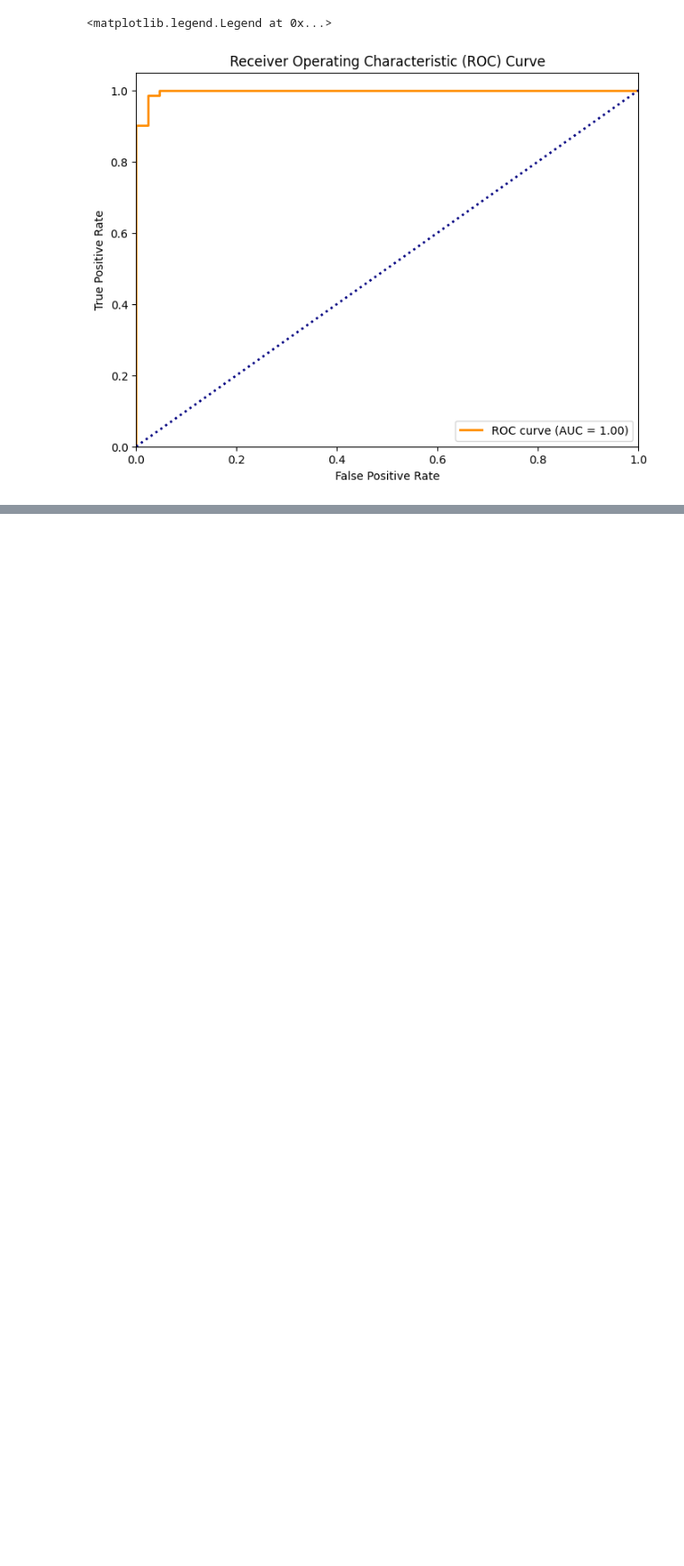
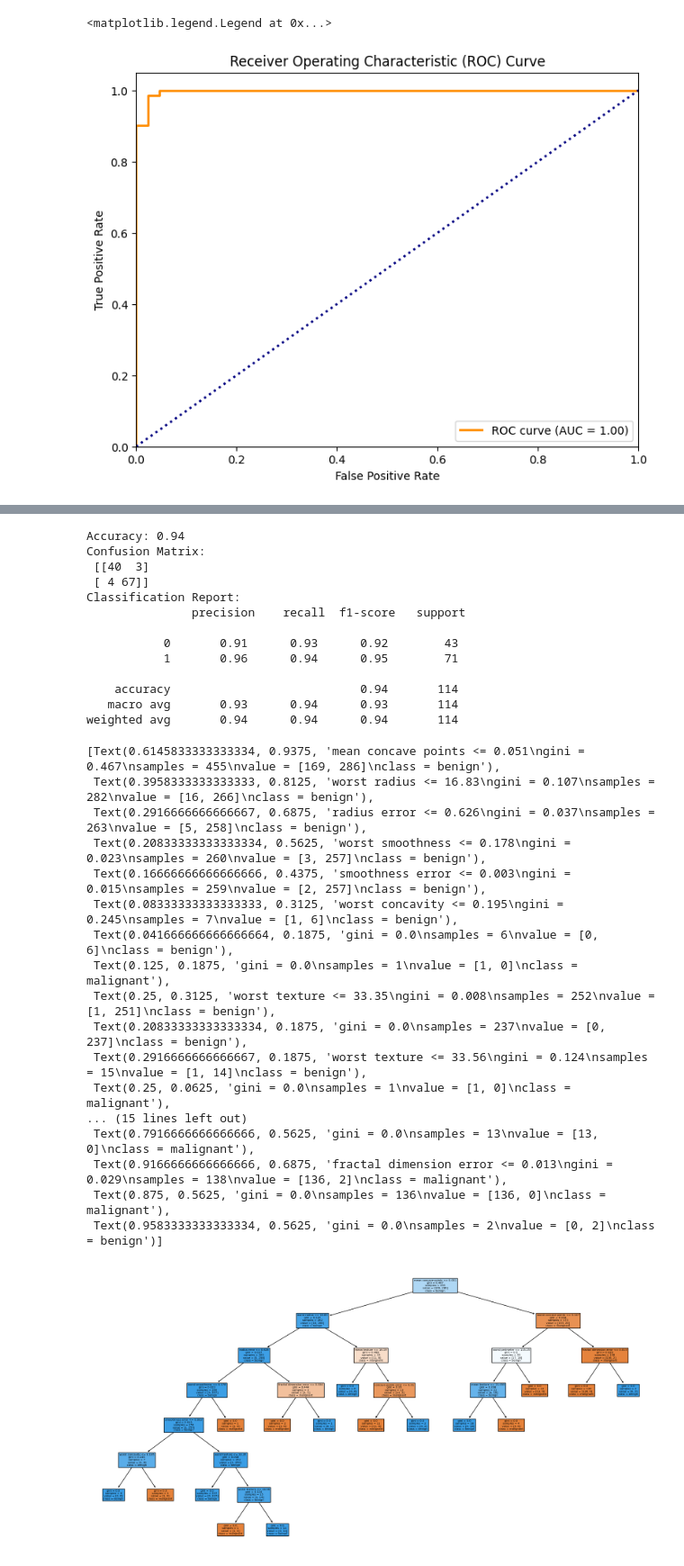
Before and after one commit to LiveKlas/DataScience_Projects, a Jupyter notebook: notebooks/Top_three_machine_learning_models.ipynb, the cells around one changed output, grey strips where cells are left out. Shown at 90% size. Cells and saved outputs as stored; diff of their text form; code cells hidden in the pictures; blank space fills up the shorter version.

```diff
--- a/notebooks/Top_three_machine_learning_models.ipynb
+++ b/notebooks/Top_three_machine_learning_models.ipynb
@@ -415,0 +566,67 @@ Lines 46–52: After computing the ROC and AUC, we plot the ROC curve for visual
+# %%
+from sklearn.datasets import load_breast_cancer
+from sklearn.model_selection import train_test_split
+from sklearn.tree import DecisionTreeClassifier, plot_tree
+from sklearn.metrics import accuracy_score, confusion_matrix, classification_report
+import matplotlib.pyplot as plt
+
+# Loading the Breast Cancer Wisconsin dataset
+cancer = load_breast_cancer()
+X = cancer.data
+y = cancer.target
+
+# Splitting the data into training and testing sets
+X_train, X_test, y_train, y_test = train_test_split(X, y, test_size=0.2, random_state=42)
+
+# Creating a decision tree classifier
+dt_classifier = DecisionTreeClassifier(random_state=50)
+
+# Training the model on the training set and making predictions on the test set
+dt_classifier.fit(X_train, y_train)
+y_pred = dt_classifier.predict(X_test)
+
+# Evaluating the model performance
+accuracy = accuracy_score(y_test, y_pred)
+conf_matrix = confusion_matrix(y_test, y_pred)
+classification_rep = classification_report(y_test, y_pred)
+
+# Printing the results
+print(f"Accuracy: {accuracy:.2f}")
+print("Confusion Matrix:\n", conf_matrix)
+print("Classification Report:\n", classification_rep)
+
+# Visualizing the decision tree
+plt.figure(figsize=(20, 10))
+plot_tree(dt_classifier, feature_names=cancer.feature_names, class_names=cancer.target_names, filled=True)
+# %% [output]
+Accuracy: 0.94
+Confusion Matrix:
+ [[40  3]
+ [ 4 67]]
+Classification Report:
+               precision    recall  f1-score   support
+
+           0       0.91      0.93      0.92        43
+           1       0.96      0.94      0.95        71
+
+    accuracy                           0.94       114
+   macro avg       0.93      0.94      0.93       114
+weighted avg       0.94      0.94      0.94       114
+[Text(0.6145833333333334, 0.9375, 'mean concave points <= 0.051\ngini = 0.467\nsamples = 455\nvalue = [169, 286]\nclass = benign'),
+ Text(0.3958333333333333, 0.8125, 'worst radius <= 16.83\ngini = 0.107\nsamples = 282\nvalue = [16, 266]\nclass = benign'),
+ Text(0.2916666666666667, 0.6875, 'radius error <= 0.626\ngini = 0.037\nsamples = 263\nvalue = [5, 258]\nclass = benign'),
+ Text(0.20833333333333334, 0.5625, 'worst smoothness <= 0.178\ngini = 0.023\nsamples = 260\nvalue = [3, 257]\nclass = benign'),
+ Text(0.16666666666666666, 0.4375, 'smoothness error <= 0.003\ngini = 0.015\nsamples = 259\nvalue = [2, 257]\nclass = benign'),
+ Text(0.08333333333333333, 0.3125, 'worst concavity <= 0.195\ngini = 0.245\nsamples = 7\nvalue = [1, 6]\nclass = benign'),
+ Text(0.041666666666666664, 0.1875, 'gini = 0.0\nsamples = 6\nvalue = [0, 6]\nclass = benign'),
+ Text(0.125, 0.1875, 'gini = 0.0\nsamples = 1\nvalue = [1, 0]\nclass = malignant'),
+ Text(0.25, 0.3125, 'worst texture <= 33.35\ngini = 0.008\nsamples = 252\nvalue = [1, 251]\nclass = benign'),
+ Text(0.20833333333333334, 0.1875, 'gini = 0.0\nsamples = 237\nvalue = [0, 237]\nclass = benign'),
+ Text(0.2916666666666667, 0.1875, 'worst texture <= 33.56\ngini = 0.124\nsamples = 15\nvalue = [1, 14]\nclass = benign'),
+ Text(0.25, 0.0625, 'gini = 0.0\nsamples = 1\nvalue = [1, 0]\nclass = malignant'),
+... (15 lines left out)
+ Text(0.7916666666666666, 0.5625, 'gini = 0.0\nsamples = 13\nvalue = [13, 0]\nclass = malignant'),
+ Text(0.9166666666666666, 0.6875, 'fractal dimension error <= 0.013\ngini = 0.029\nsamples = 138\nvalue = [136, 2]\nclass = malignant'),
+ Text(0.875, 0.5625, 'gini = 0.0\nsamples = 136\nvalue = [136, 0]\nclass = malignant'),
+ Text(0.9583333333333334, 0.5625, 'gini = 0.0\nsamples = 2\nvalue = [0, 2]\nclass = benign')]
+[figure, added]
```
Also changed, not shown: parts of 40 cells of this notebook.
